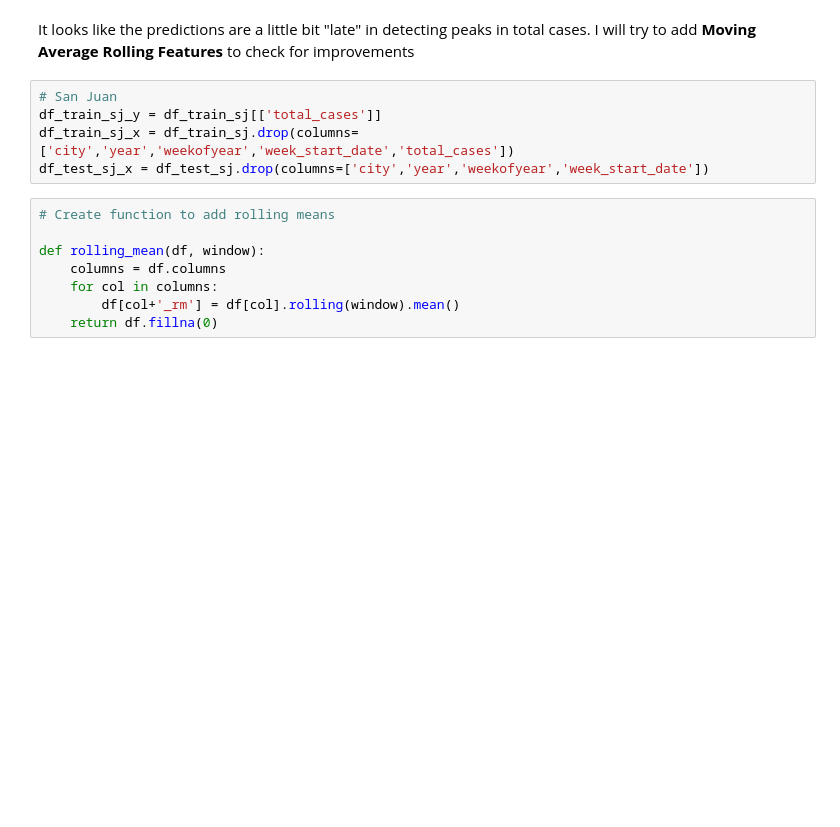
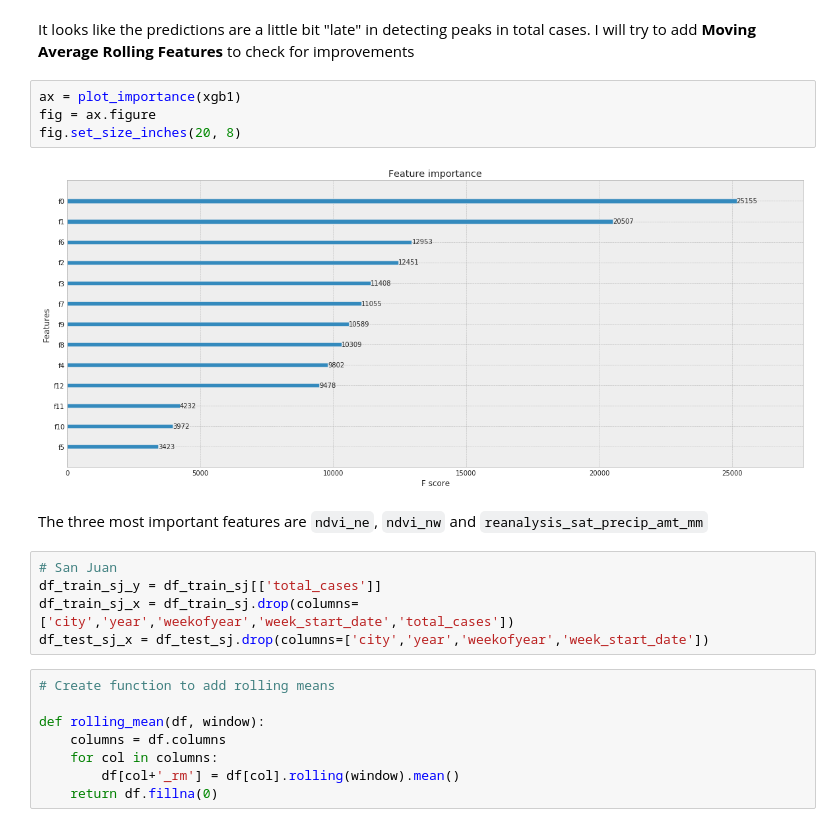
Before and after one commit to giuliamart/capstone_project_MLEN, a Jupyter notebook: DengAI_ Predicting Disease Spread.ipynb, the cells around one changed output. Cells and saved outputs as stored; diff of their text form; blank space fills up the shorter version.

```diff
--- a/DengAI_ Predicting Disease Spread.ipynb
+++ b/DengAI_ Predicting Disease Spread.ipynb
@@ -735,5 +733,13 @@ plt.show()
 # %% [markdown]
 It looks like the predictions are a little bit "late" in detecting peaks in total cases. I will try to add **Moving Average Rolling Features** to check for improvements
+# %%
+ax = plot_importance(xgb1)
+fig = ax.figure
+fig.set_size_inches(20, 8)
+# %% [output]
+[figure, added]
+# %% [markdown]
+The three most important features are `ndvi_ne`, `ndvi_nw` and `reanalysis_sat_precip_amt_mm`
 # %%
 # San Juan
 df_train_sj_y = df_train_sj[['total_cases']]
```
Also changed, not shown: parts of 86 cells of this notebook.
